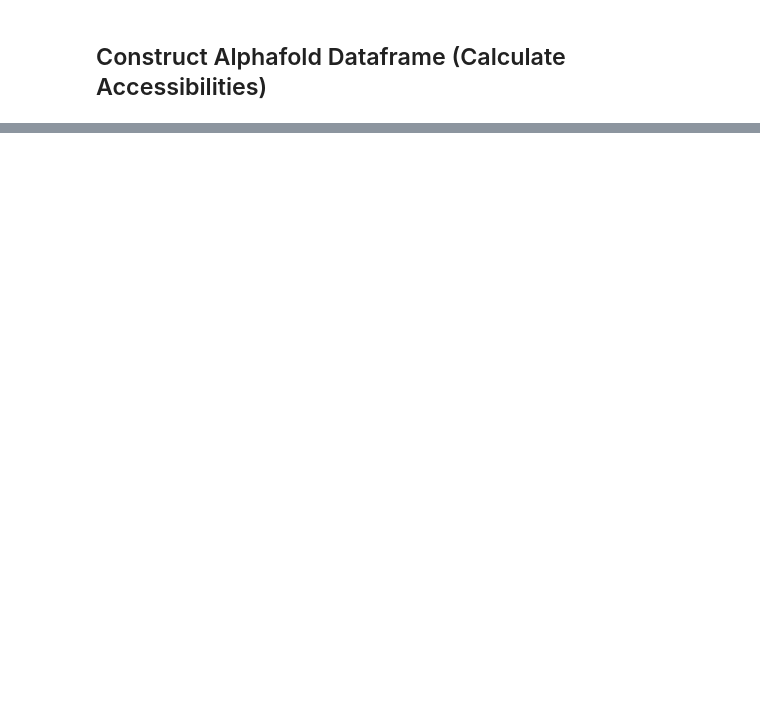
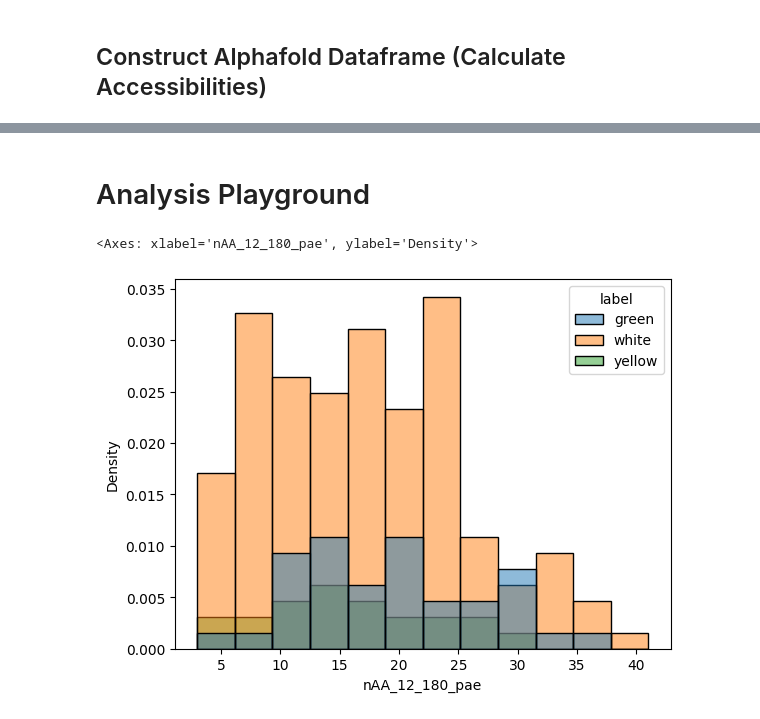
Before and after one commit to ritster/methionine-analysis, a Jupyter notebook: ritwik/ritwik-datagen-angel_annika.ipynb, the cells around one changed output, grey strips where cells are left out. Drawn from its saved outputs; the diff is of its cells as text; code cells hidden in the pictures; blank space fills up the shorter version.

Commit message:
minor analysis and new dataset

```diff
--- a/ritwik/ritwik-datagen-angel_annika.ipynb
+++ b/ritwik/ritwik-datagen-angel_annika.ipynb
@@ -437,0 +649,6 @@ inaccessible_methionines
+# %%
+path = os.path.join(datasets_path, "RvsS_peptides_with_alphafold.csv")
+peptides_with_alphafold = pd.read_csv(path)
+peptides_with_alphafold.set_index("Unnamed: 0", inplace=True)
+peptides_with_alphafold.index.name = None
+peptides_with_alphafold
@@ -437,0 +669,9 @@ inaccessible_methionines
+# %% [markdown]
+# Analysis Playground
+# %%
+cols_to_visualize = ["nAA_6_180_pae", "nAA_12_180_pae", "nAA_18_180_pae", "nAA_24_180_pae", "nAA_24_180_pae_smooth10", "nAA_6_180_pae_smooth10", "nAA_12_180_pae_smooth10", "nAA_18_180_pae_smooth10", "IDR"]
+
+sns.histplot(data=peptides_with_alphafold, x=cols_to_visualize[1], hue="label", stat="density")
+# %% [output]
+<Axes: xlabel='nAA_12_180_pae', ylabel='Density'>
+[figure, added]
```
Also changed, not shown: parts of 46 cells of this notebook, 2 other files.
